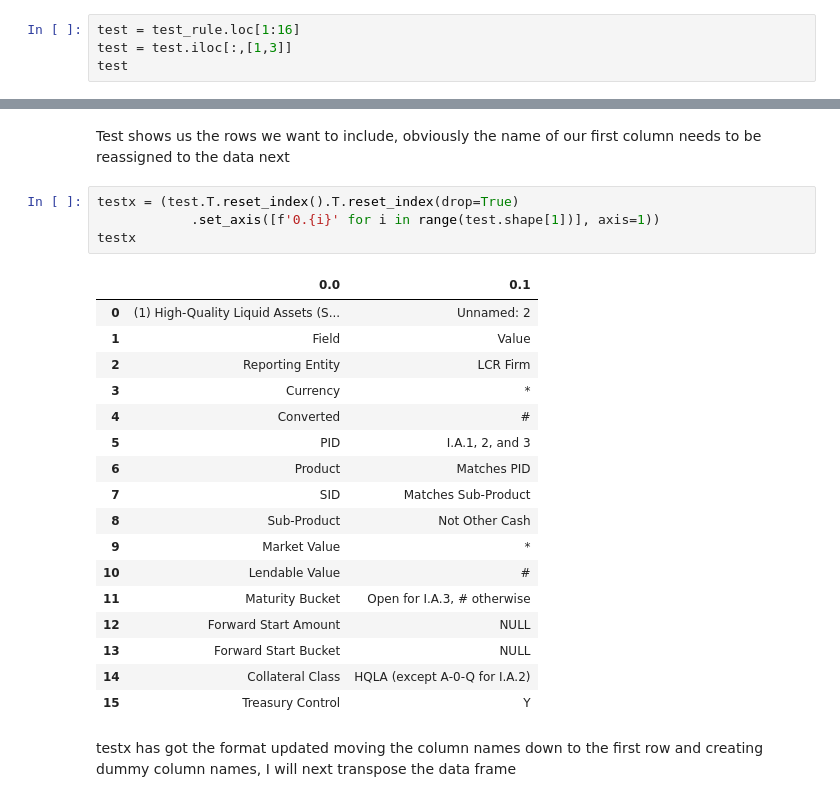
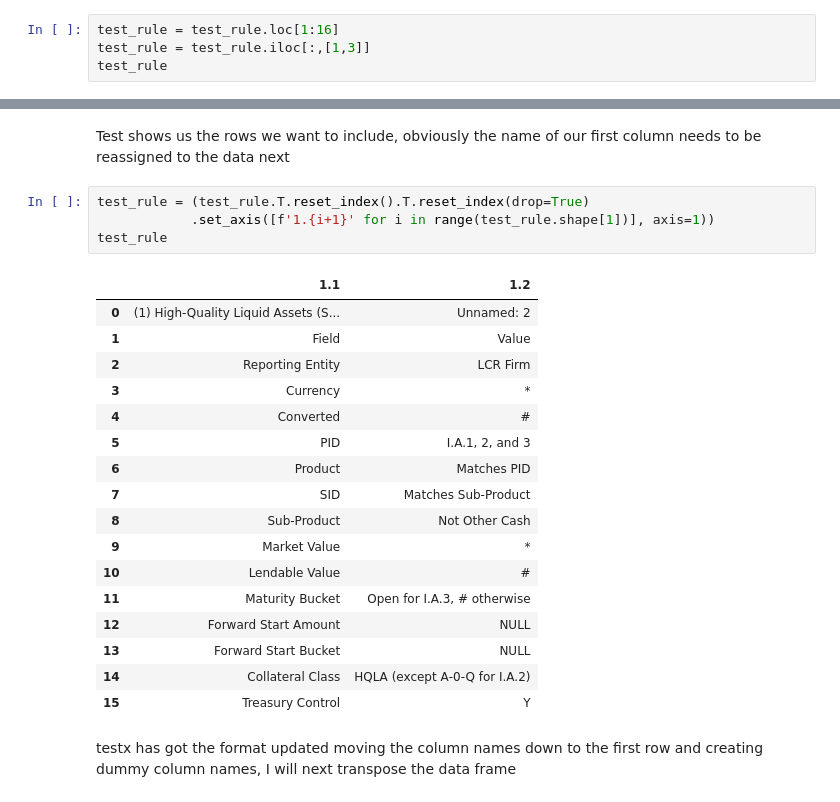
Before and after one commit to cathykiriakos/Data-Science-Practicum-1-2052a-Rules-Web-Scraping-, a Jupyter notebook: MSDS 692 X40 Data Science Practicum_Web Scraping 2052a Rules .ipynb, the cells around one changed output, grey strips where cells are left out. Drawn from its saved outputs; the diff is of its cells as text.

```diff
--- a/MSDS 692 X40 Data Science Practicum_Web Scraping 2052a Rules .ipynb
+++ b/MSDS 692 X40 Data Science Practicum_Web Scraping 2052a Rules .ipynb
@@ -246,9 +226,9 @@ test_rule.info
 14         NaN  HQLA (except A‐0‐Q for I.A.2)         NaN
 15         NaN                              Y         NaN  >
 # %%
-test = test_rule.loc[1:16]
-test = test.iloc[:,[1,3]]
-test
+test_rule = test_rule.loc[1:16]
+test_rule = test_rule.iloc[:,[1,3]]
+test_rule
 # %% [output]
 |  | (1) High‐Quality Liquid Assets (S... | Unnamed: 2 |
 | 1 | Field | Value |
@@ -269,11 +249,11 @@ test
 # %% [markdown]
 Test shows us the rows we want to include, obviously the name of our first column needs to be reassigned to the data next
 # %%
-testx = (test.T.reset_index().T.reset_index(drop=True)
-            .set_axis([f'0.{i}' for i in range(test.shape[1])], axis=1))
-testx
+test_rule = (test_rule.T.reset_index().T.reset_index(drop=True)
+            .set_axis([f'1.{i+1}' for i in range(test_rule.shape[1])], axis=1))
+test_rule
 # %% [output]
-|  | 0.0 | 0.1 |
+|  | 1.1 | 1.2 |
 | 0 | (1) High‐Quality Liquid Assets (S... | Unnamed: 2 |
 | 1 | Field | Value |
 | 2 | Reporting Entity | LCR Firm |
```
Also changed, not shown: parts of 76 cells of this notebook.
